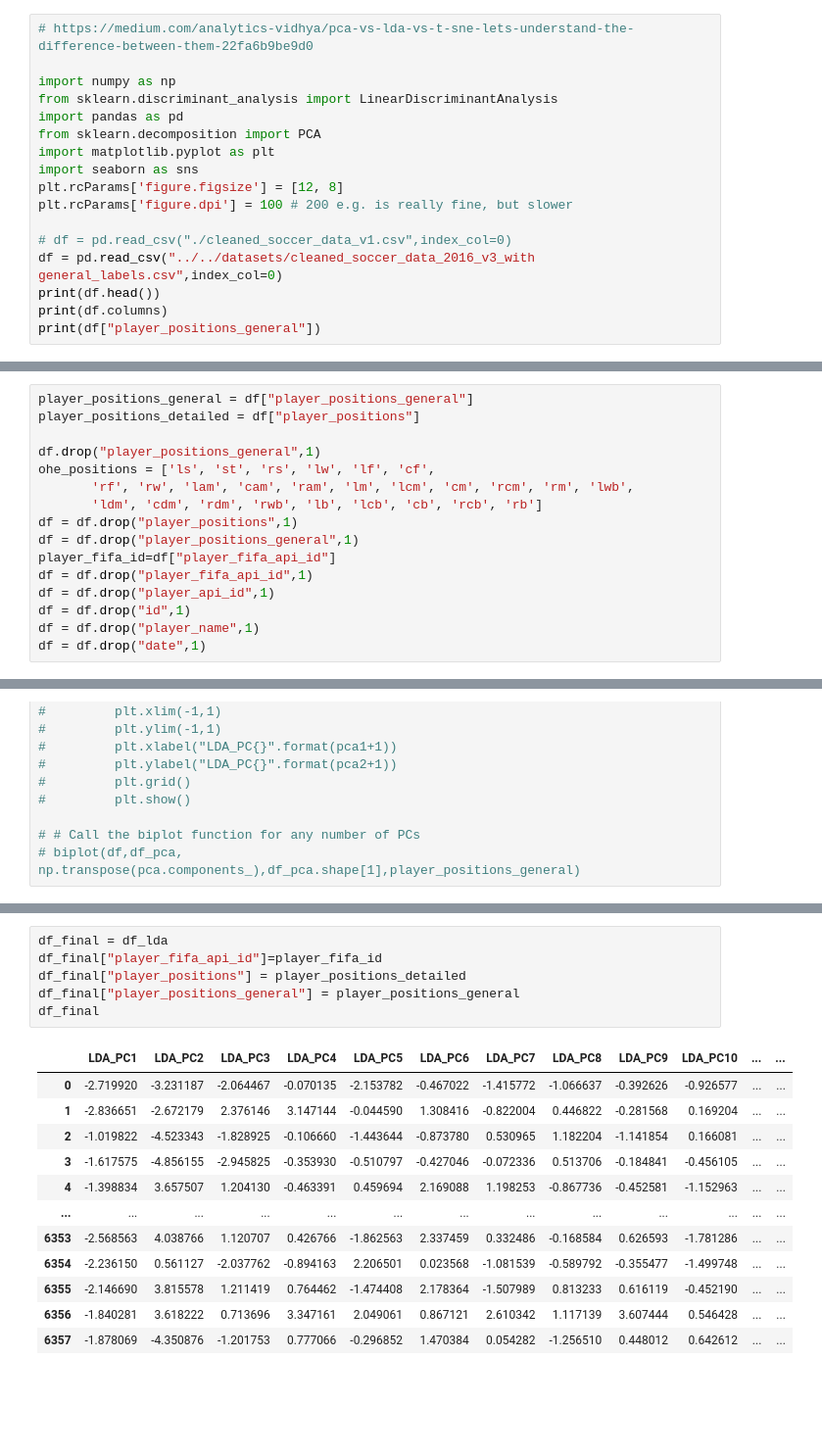
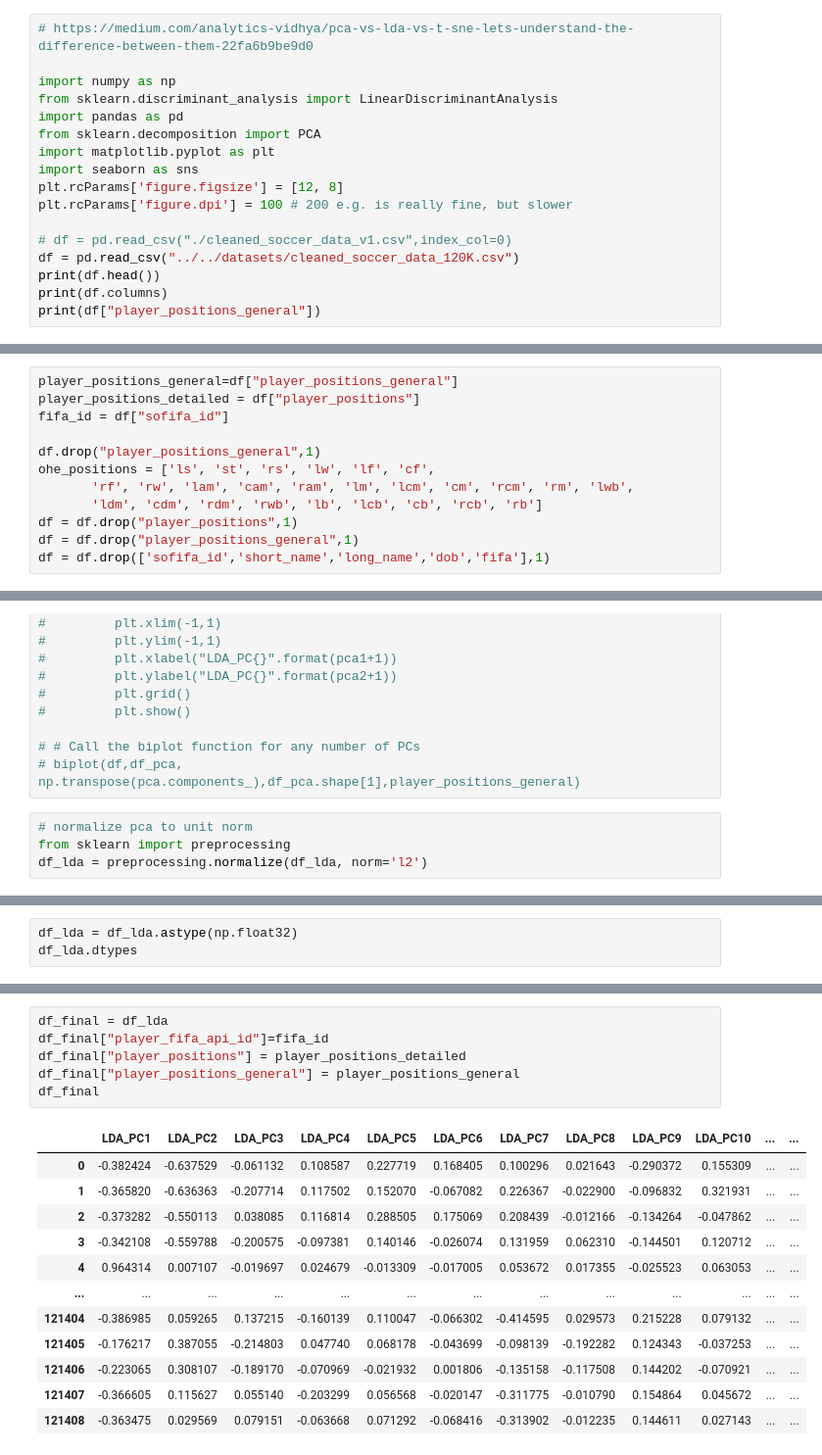
Before and after one commit to limxuanyu127/Soccer-Player-Attributes-Comparison, a Jupyter notebook: fifa_similarity_search/embedding_generation/LDA.ipynb, the cells around one changed output, grey strips where cells are left out. Shown at 98% size. Saved outputs shown, nothing was run; the diff lists cells and outputs as text; blank space fills up the shorter version.

```diff
--- a/fifa_similarity_search/embedding_generation/LDA.ipynb
+++ b/fifa_similarity_search/embedding_generation/LDA.ipynb
@@ -11,7 +11,7 @@ plt.rcParams['figure.figsize'] = [12, 8]
 plt.rcParams['figure.dpi'] = 100 # 200 e.g. is really fine, but slower
 
 # df = pd.read_csv("./cleaned_soccer_data_v1.csv",index_col=0)
-df = pd.read_csv("../../datasets/cleaned_soccer_data_2016_v3_with general_labels.csv",index_col=0)
+df = pd.read_csv("../../datasets/cleaned_soccer_data_120K.csv")
 print(df.head())
 print(df.columns)
 print(df["player_positions_general"])
@@ -36,6 +36,7 @@ Name: player_positions_general, Length: 6358, dtype: object
 # %%
-player_positions_general = df["player_positions_general"]
+player_positions_general=df["player_positions_general"]
 player_positions_detailed = df["player_positions"]
+fifa_id = df["sofifa_id"]
 
 df.drop("player_positions_general",1)
 ohe_positions = ['ls', 'st', 'rs', 'lw', 'lf', 'cf',
@@ -43,12 +44,7 @@ ohe_positions = ['ls', 'st', 'rs', 'lw', 'lf', 'cf',
        'ldm', 'cdm', 'rdm', 'rwb', 'lb', 'lcb', 'cb', 'rcb', 'rb']
 df = df.drop("player_positions",1)
 df = df.drop("player_positions_general",1)
-player_fifa_id=df["player_fifa_api_id"]
-df = df.drop("player_fifa_api_id",1)
-df = df.drop("player_api_id",1)
-df = df.drop("id",1)
-df = df.drop("player_name",1)
-df = df.drop("date",1)
+df = df.drop(['sofifa_id','short_name','long_name','dob','fifa'],1)
 # %%
 # drop if we dont want features in the labels
 df = df.drop(ohe_positions,1)
@@ -162,6 +158,10 @@ scatter_lda_sns(df,df_lda,df_lda.shape[1],labels=player_positions_general)
 
 # # Call the biplot function for any number of PCs
 # biplot(df,df_pca, np.transpose(pca.components_),df_pca.shape[1],player_positions_general)
+# %%
+# normalize pca to unit norm
+from sklearn import preprocessing
+df_lda = preprocessing.normalize(df_lda, norm='l2')
 # %%
 columns=["LDA_PC{}".format(i) for i in range(1,df_lda.shape[1]+1)]
 df_lda = pd.DataFrame(df_lda,columns=columns,index=df.index)
@@ -186,0 +182,3 @@ print(df_lda.head())
+# %%
+df_lda = df_lda.astype(np.float32)
+df_lda.dtypes
@@ -187,19 +208,19 @@ print(df_lda.head())
 # %%
 df_final = df_lda
-df_final["player_fifa_api_id"]=player_fifa_id
+df_final["player_fifa_api_id"]=fifa_id
 df_final["player_positions"] = player_positions_detailed
 df_final["player_positions_general"] = player_positions_general
 df_final
 # %% [output]
 |  | LDA_PC1 | LDA_PC2 | LDA_PC3 | LDA_PC4 | LDA_PC5 | LDA_PC6 | LDA_PC7 | LDA_PC8 | LDA_PC9 | LDA_PC10 | ... | ... |
-| 0 | -2.719920 | -3.231187 | -2.064467 | -0.070135 | -2.153782 | -0.467022 | -1.415772 | -1.066637 | -0.392626 | -0.926577 | ... | ... |
-| 1 | -2.836651 | -2.672179 | 2.376146 | 3.147144 | -0.044590 | 1.308416 | -0.822004 | 0.446822 | -0.281568 | 0.169204 | ... | ... |
-| 2 | -1.019822 | -4.523343 | -1.828925 | -0.106660 | -1.443644 | -0.873780 | 0.530965 | 1.182204 | -1.141854 | 0.166081 | ... | ... |
-| 3 | -1.617575 | -4.856155 | -2.945825 | -0.353930 | -0.510797 | -0.427046 | -0.072336 | 0.513706 | -0.184841 | -0.456105 | ... | ... |
-| 4 | -1.398834 | 3.657507 | 1.204130 | -0.463391 | 0.459694 | 2.169088 | 1.198253 | -0.867736 | -0.452581 | -1.152963 | ... | ... |
+| 0 | -0.382424 | -0.637529 | -0.061132 | 0.108587 | 0.227719 | 0.168405 | 0.100296 | 0.021643 | -0.290372 | 0.155309 | ... | ... |
+| 1 | -0.365820 | -0.636363 | -0.207714 | 0.117502 | 0.152070 | -0.067082 | 0.226367 | -0.022900 | -0.096832 | 0.321931 | ... | ... |
+| 2 | -0.373282 | -0.550113 | 0.038085 | 0.116814 | 0.288505 | 0.175069 | 0.208439 | -0.012166 | -0.134264 | -0.047862 | ... | ... |
+| 3 | -0.342108 | -0.559788 | -0.200575 | -0.097381 | 0.140146 | -0.026074 | 0.131959 | 0.062310 | -0.144501 | 0.120712 | ... | ... |
+| 4 | 0.964314 | 0.007107 | -0.019697 | 0.024679 | -0.013309 | -0.017005 | 0.053672 | 0.017355 | -0.025523 | 0.063053 | ... | ... |
 | ... | ... | ... | ... | ... | ... | ... | ... | ... | ... | ... | ... | ... |
-| 6353 | -2.568563 | 4.038766 | 1.120707 | 0.426766 | -1.862563 | 2.337459 | 0.332486 | -0.168584 | 0.626593 | -1.781286 | ... | ... |
-| 6354 | -2.236150 | 0.561127 | -2.037762 | -0.894163 | 2.206501 | 0.023568 | -1.081539 | -0.589792 | -0.355477 | -1.499748 | ... | ... |
-| 6355 | -2.146690 | 3.815578 | 1.211419 | 0.764462 | -1.474408 | 2.178364 | -1.507989 | 0.813233 | 0.616119 | -0.452190 | ... | ... |
-| 6356 | -1.840281 | 3.618222 | 0.713696 | 3.347161 | 2.049061 | 0.867121 | 2.610342 | 1.117139 | 3.607444 | 0.546428 | ... | ... |
-| 6357 | -1.878069 | -4.350876 | -1.201753 | 0.777066 | -0.296852 | 1.470384 | 0.054282 | -1.256510 | 0.448012 | 0.642612 | ... | ... |
+| 121404 | -0.386985 | 0.059265 | 0.137215 | -0.160139 | 0.110047 | -0.066302 | -0.414595 | 0.029573 | 0.215228 | 0.079132 | ... | ... |
+| 121405 | -0.176217 | 0.387055 | -0.214803 | 0.047740 | 0.068178 | -0.043699 | -0.098139 | -0.192282 | 0.124343 | -0.037253 | ... | ... |
+| 121406 | -0.223065 | 0.308107 | -0.189170 | -0.070969 | -0.021932 | 0.001806 | -0.135158 | -0.117508 | 0.144202 | -0.070921 | ... | ... |
+| 121407 | -0.366605 | 0.115627 | 0.055140 | -0.203299 | 0.056568 | -0.020147 | -0.311775 | -0.010790 | 0.154864 | 0.045672 | ... | ... |
+| 121408 | -0.363475 | 0.029569 | 0.079151 | -0.063668 | 0.071292 | -0.068416 | -0.313902 | -0.012235 | 0.144611 | 0.027143 | ... | ... |
```
Also changed, not shown: parts of 12 cells of this notebook, 5 other files.
